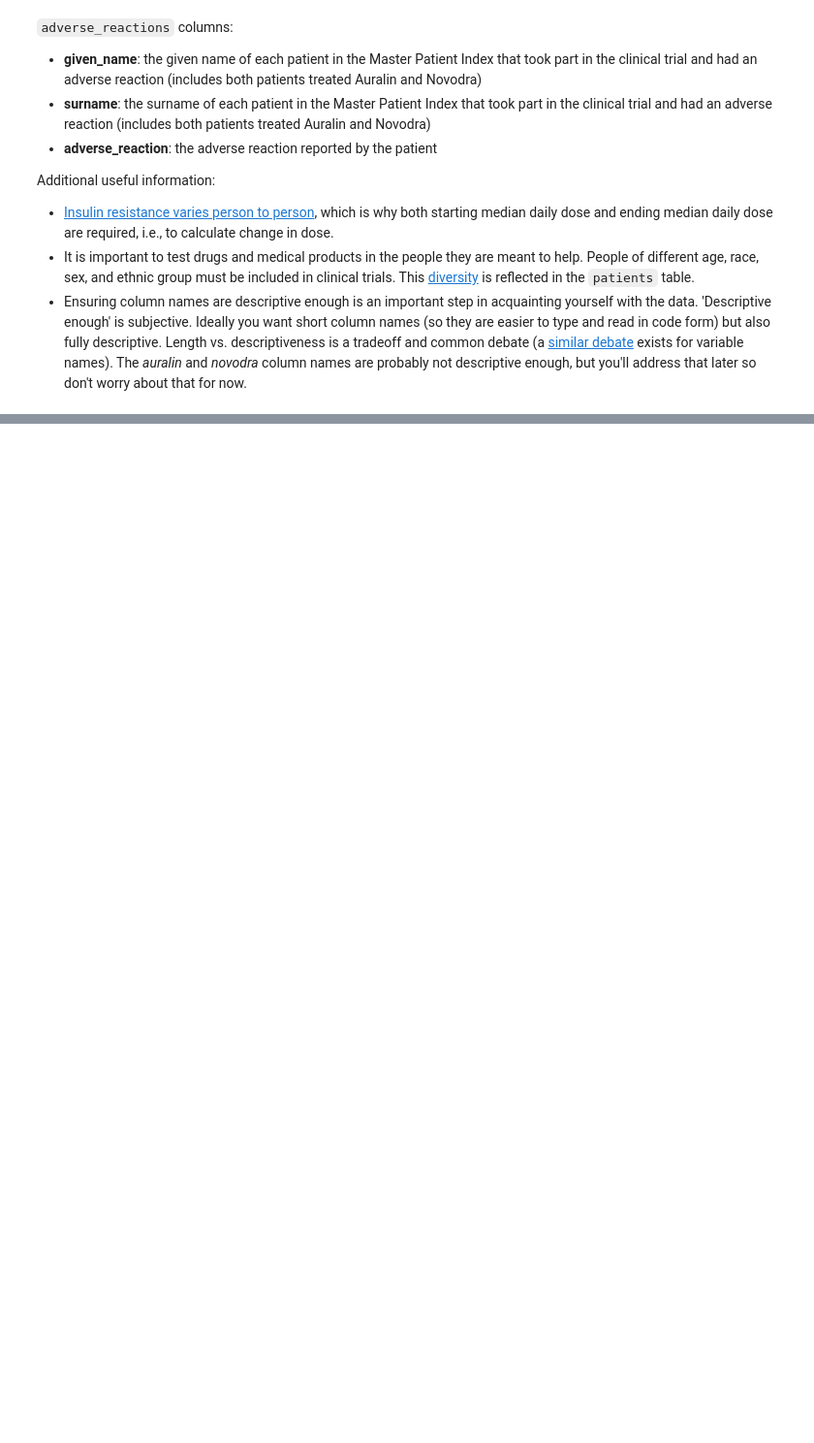
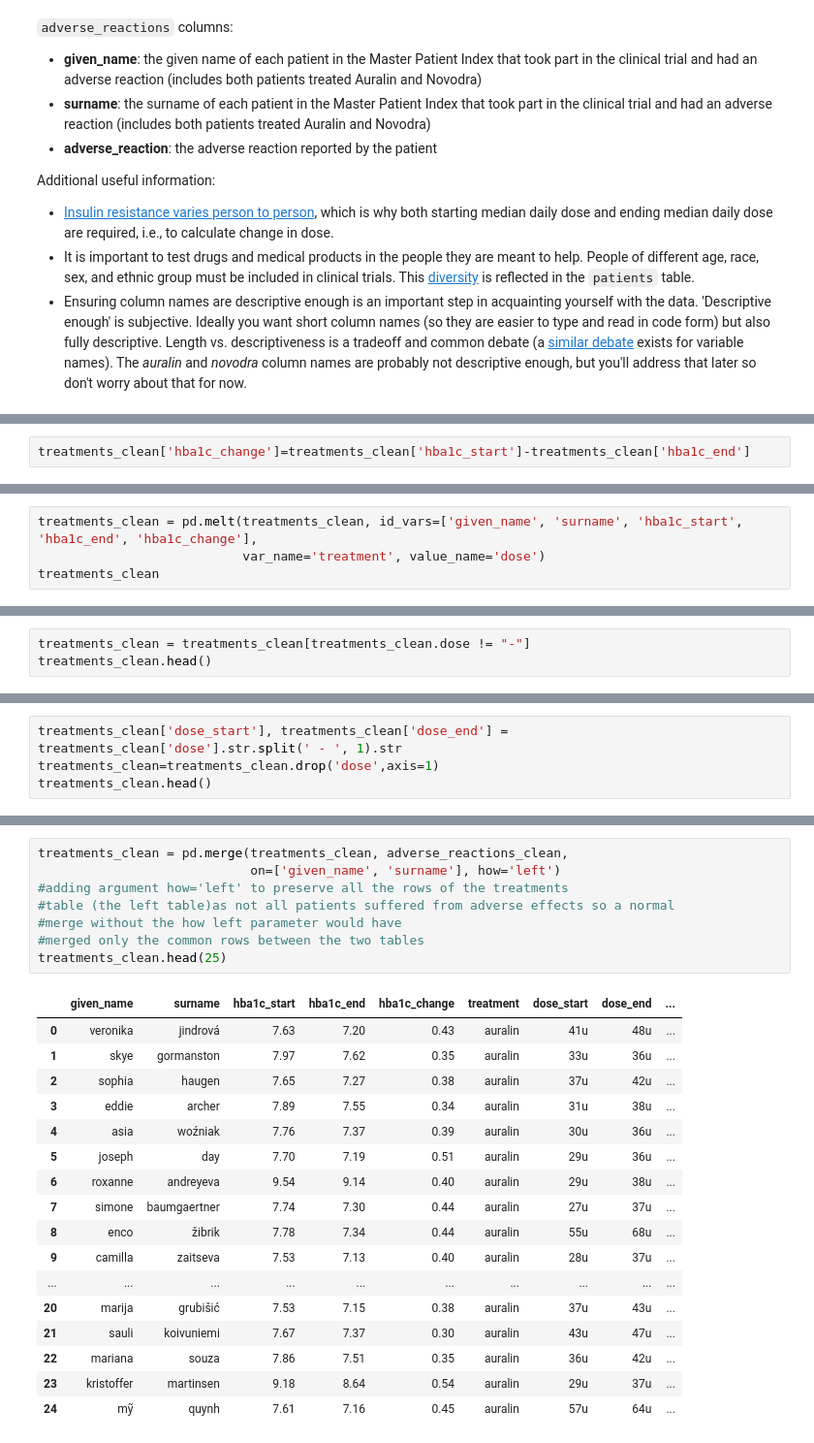
Before and after one commit to CherifArsanious/assesing-cleaning-data, a Jupyter notebook: assessing.ipynb, the cells around one changed output, grey strips where cells are left out. Shown at 97% size. Cells and saved outputs as stored; diff of their text form; blank space fills up the shorter version.

```diff
--- a/assessing.ipynb
+++ b/assessing.ipynb
@@ -61,0 +255,2 @@ Additional useful information:
+# %%
+treatments_clean['hba1c_change']=treatments_clean['hba1c_start']-treatments_clean['hba1c_end']
@@ -61,0 +322,4 @@ Additional useful information:
+# %%
+treatments_clean = pd.melt(treatments_clean, id_vars=['given_name', 'surname', 'hba1c_start', 'hba1c_end', 'hba1c_change'],
+                           var_name='treatment', value_name='dose')
+treatments_clean
@@ -61,0 +340,3 @@ Additional useful information:
+# %%
+treatments_clean = treatments_clean[treatments_clean.dose != "-"]
+treatments_clean.head()
@@ -61,0 +350,4 @@ Additional useful information:
+# %%
+treatments_clean['dose_start'], treatments_clean['dose_end'] = treatments_clean['dose'].str.split(' - ', 1).str
+treatments_clean=treatments_clean.drop('dose',axis=1)
+treatments_clean.head()
@@ -61,0 +370,26 @@ Additional useful information:
+# %%
+treatments_clean = pd.merge(treatments_clean, adverse_reactions_clean,
+                            on=['given_name', 'surname'], how='left')
+#adding argument how='left' to preserve all the rows of the treatments
+#table (the left table)as not all patients suffered from adverse effects so a normal
+#merge without the how left parameter would have
+#merged only the common rows between the two tables
+treatments_clean.head(25)
+# %% [output]
+|  | given_name | surname | hba1c_start | hba1c_end | hba1c_change | treatment | dose_start | dose_end | ... |
+| 0 | veronika | jindrová | 7.63 | 7.20 | 0.43 | auralin | 41u | 48u | ... |
+| 1 | skye | gormanston | 7.97 | 7.62 | 0.35 | auralin | 33u | 36u | ... |
+| 2 | sophia | haugen | 7.65 | 7.27 | 0.38 | auralin | 37u | 42u | ... |
+| 3 | eddie | archer | 7.89 | 7.55 | 0.34 | auralin | 31u | 38u | ... |
+| 4 | asia | woźniak | 7.76 | 7.37 | 0.39 | auralin | 30u | 36u | ... |
+| 5 | joseph | day | 7.70 | 7.19 | 0.51 | auralin | 29u | 36u | ... |
+| 6 | roxanne | andreyeva | 9.54 | 9.14 | 0.40 | auralin | 29u | 38u | ... |
+| 7 | simone | baumgaertner | 7.74 | 7.30 | 0.44 | auralin | 27u | 37u | ... |
+| 8 | enco | žibrik | 7.78 | 7.34 | 0.44 | auralin | 55u | 68u | ... |
+| 9 | camilla | zaitseva | 7.53 | 7.13 | 0.40 | auralin | 28u | 37u | ... |
+| ... | ... | ... | ... | ... | ... | ... | ... | ... | ... |
+| 20 | marija | grubišić | 7.53 | 7.15 | 0.38 | auralin | 37u | 43u | ... |
+| 21 | sauli | koivuniemi | 7.67 | 7.37 | 0.30 | auralin | 43u | 47u | ... |
+| 22 | mariana | souza | 7.86 | 7.51 | 0.35 | auralin | 36u | 42u | ... |
+| 23 | kristoffer | martinsen | 9.18 | 8.64 | 0.54 | auralin | 29u | 37u | ... |
+| 24 | mỹ | quynh | 7.61 | 7.16 | 0.45 | auralin | 57u | 64u | ... |
```
Also changed, not shown: parts of 38 cells of this notebook.
